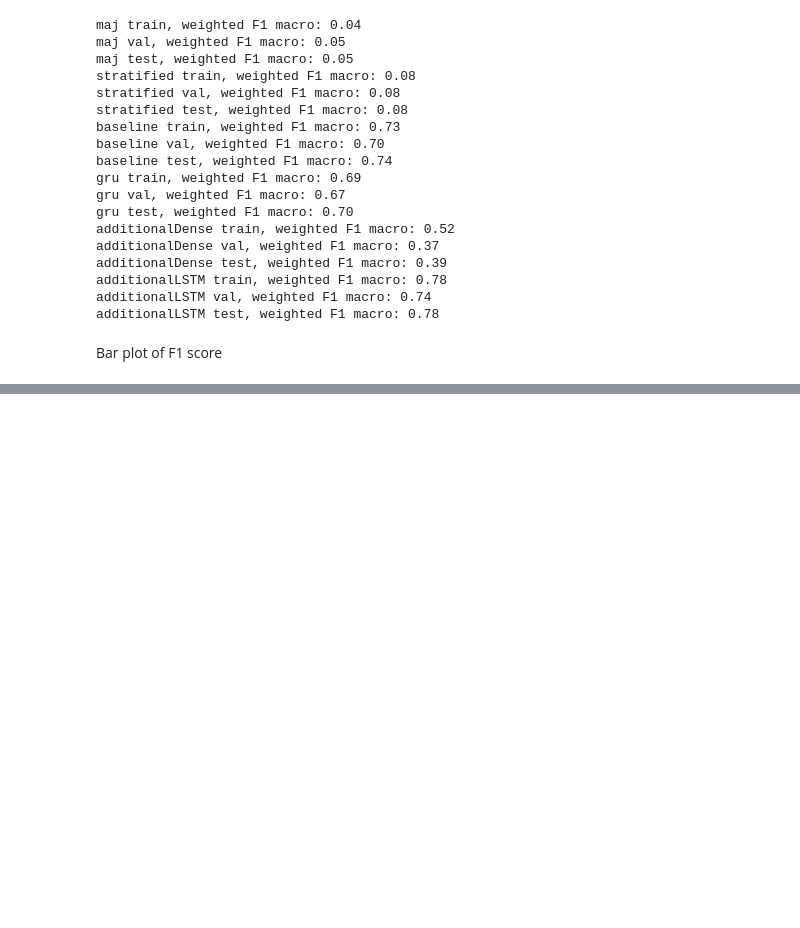
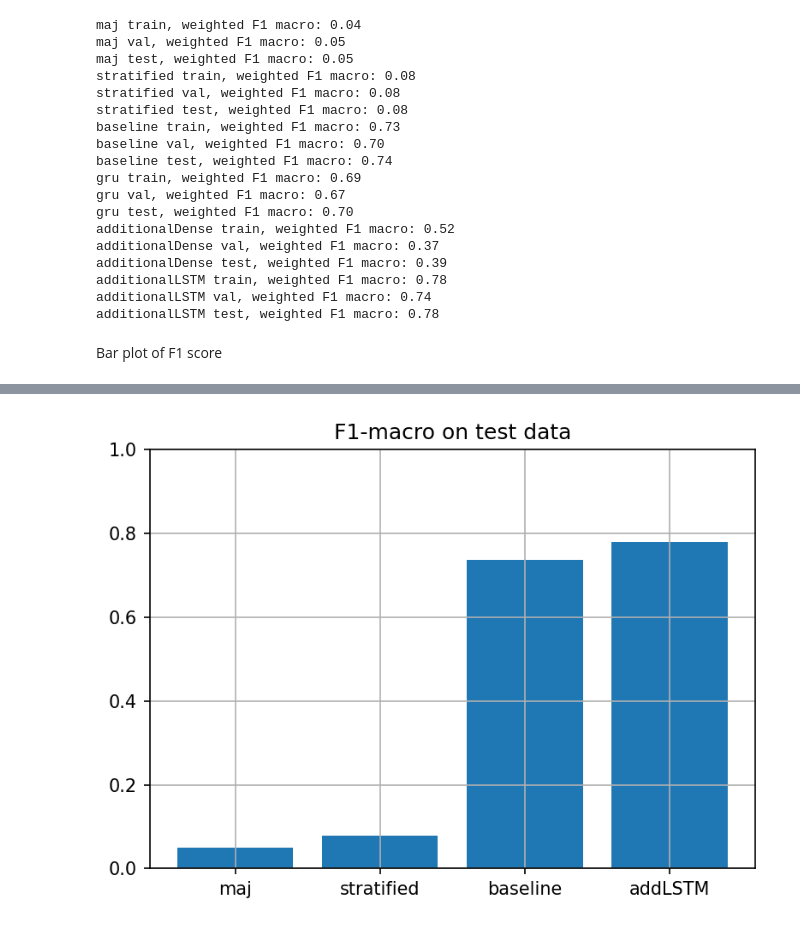
Before and after one commit to michele98/POS_tagging, a Jupyter notebook: OUTPUTPOS_tagging.ipynb, the cells around one changed output, grey strips where cells are left out. Drawn from its saved outputs; the diff is of its cells as text; code cells hidden in the pictures; blank space fills up the shorter version.

```diff
--- a/OUTPUTPOS_tagging.ipynb
+++ b/OUTPUTPOS_tagging.ipynb
@@ -762,0 +771,16 @@ plt.show()
+# %%
+w, h, dpi = 800, 600, 150
+fig, ax = plt.subplots(figsize=(w/dpi, h/dpi), dpi=dpi)
+
+idx = [0, 1, 2, 5]
+
+ax.bar(np.asarray(model_labels)[idx], height=np.asarray(f1_test)[idx], width=0.8)
+ax.set_title('F1-macro on test data')
+ax.set_ylim(0,1)
+ax.grid()
+
+fig.tight_layout()
+fig.savefig('results_f1_test.pdf')
+plt.show()
+# %% [output]
+[figure, added]
```
Also changed, not shown: parts of 6 cells of this notebook.
